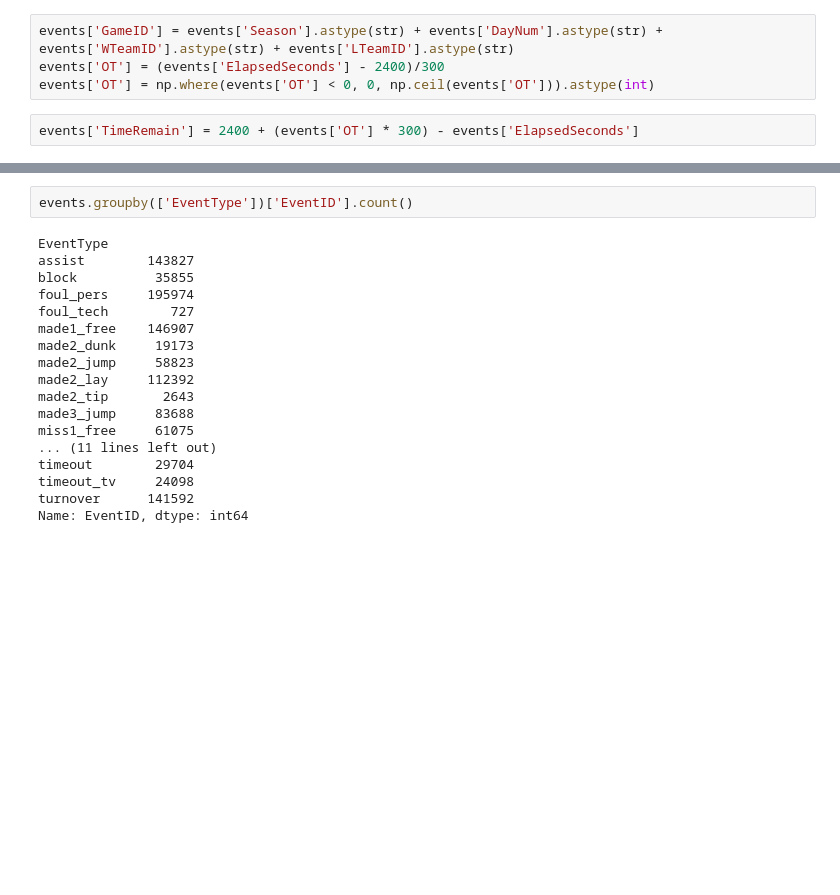
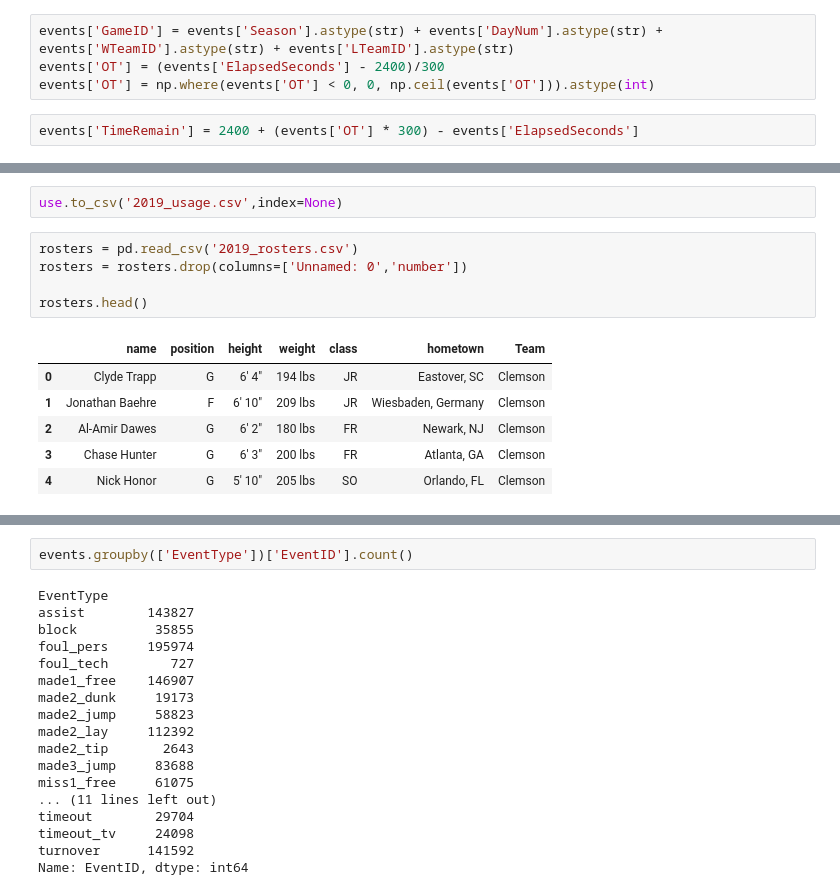
Before and after one commit to btatkinson/ncaa_hoops, a Jupyter notebook: Exploratory.ipynb, the cells around one changed output, grey strips where cells are left out. Cells and saved outputs as stored; diff of their text form; blank space fills up the shorter version.

```diff
--- a/Exploratory.ipynb
+++ b/Exploratory.ipynb
@@ -82,0 +210,14 @@ events['TimeRemain'] = 2400 + (events['OT'] * 300) - events['ElapsedSeconds']
+# %%
+use.to_csv('2019_usage.csv',index=None)
+# %%
+rosters = pd.read_csv('2019_rosters.csv')
+rosters = rosters.drop(columns=['Unnamed: 0','number'])
+
+rosters.head()
+# %% [output]
+|  | name | position | height | weight | class | hometown | Team |
+| 0 | Clyde Trapp | G | 6' 4" | 194 lbs | JR | Eastover, SC | Clemson |
+| 1 | Jonathan Baehre | F | 6' 10" | 209 lbs | JR | Wiesbaden, Germany | Clemson |
+| 2 | Al-Amir Dawes | G | 6' 2" | 180 lbs | FR | Newark, NJ | Clemson |
+| 3 | Chase Hunter | G | 6' 3" | 200 lbs | FR | Atlanta, GA | Clemson |
+| 4 | Nick Honor | G | 5' 10" | 205 lbs | SO | Orlando, FL | Clemson |
```
Also changed, not shown: parts of 17 cells of this notebook, 2 other files.
